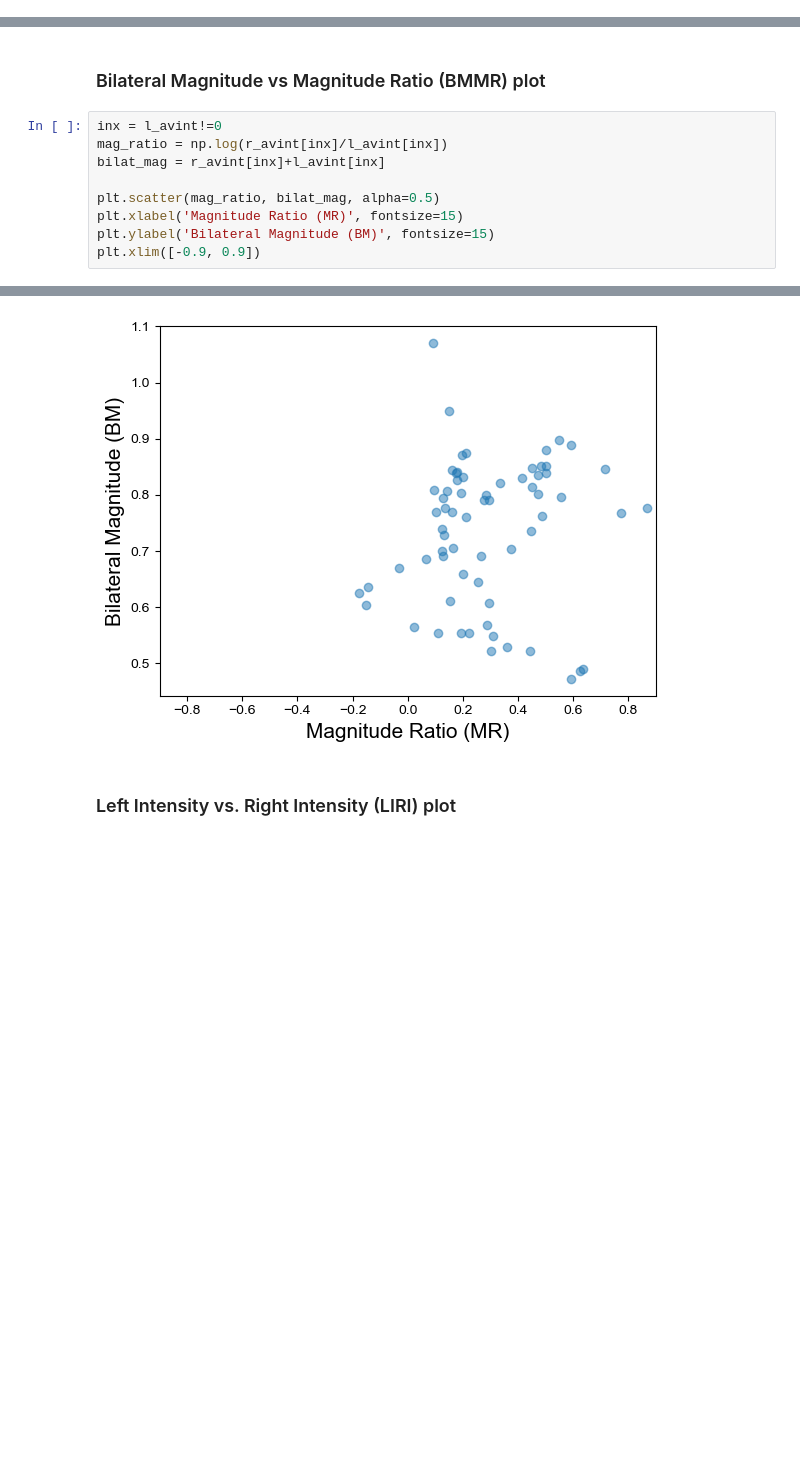
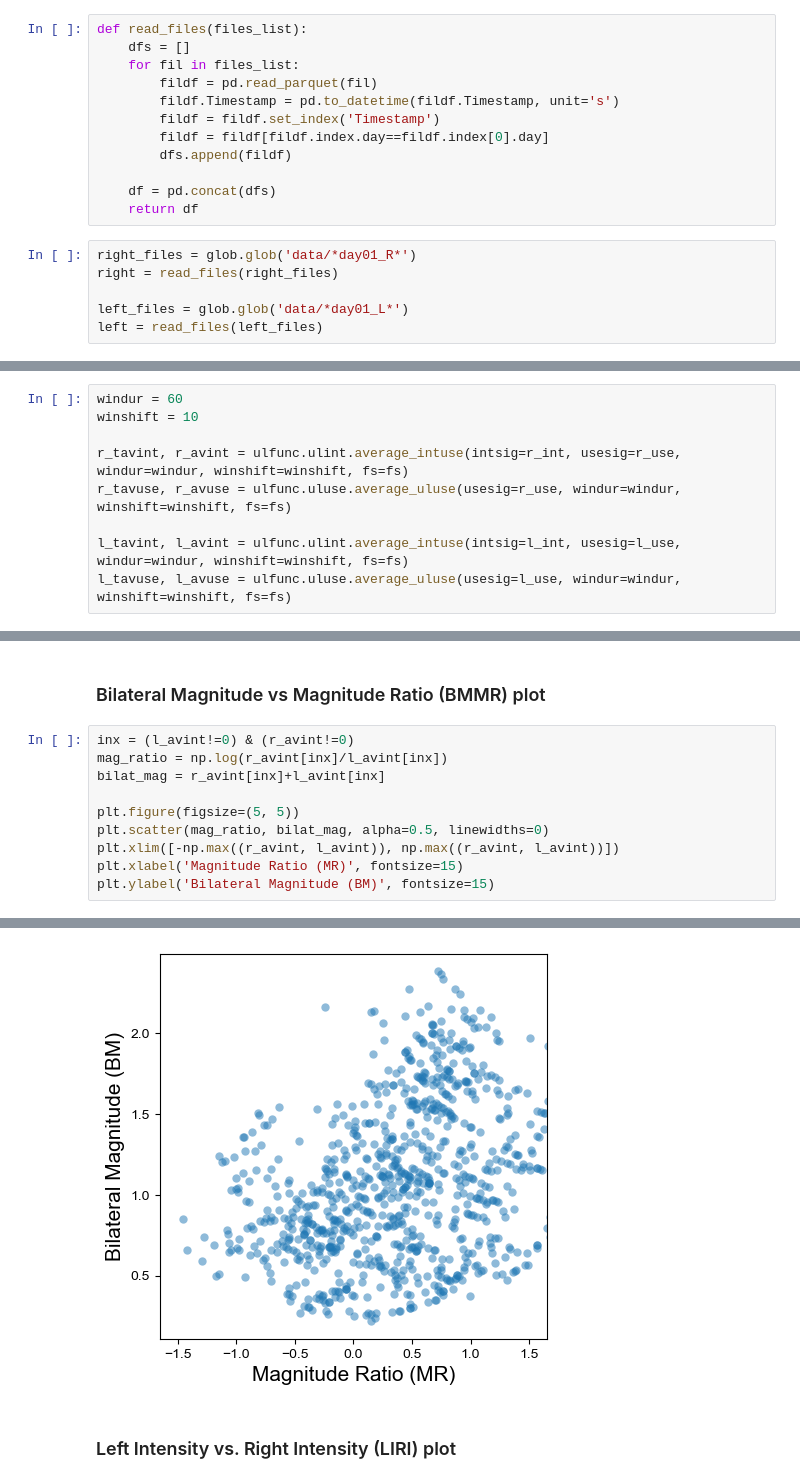
Before and after one commit to Tanya-Subash/monalysa-tutorial, a Jupyter notebook: notebooks/ulfunc_analysis.ipynb, the cells around one changed output, grey strips where cells are left out. Cells and saved outputs as stored; diff of their text form; blank space fills up the shorter version.

Commit message:
changed data

```diff
--- a/notebooks/ulfunc_analysis.ipynb
+++ b/notebooks/ulfunc_analysis.ipynb
@@ -27,4 +28,22 @@ import matplotlib.dates as md
 from monalysa import ulfunc
 plt.rcParams["font.family"] = "Arial"
 plt.rcParams["mathtext.fontset"] = "dejavuserif"
+# %%
+def read_files(files_list):
+    dfs = []
+    for fil in files_list:
+        fildf = pd.read_parquet(fil)
+        fildf.Timestamp = pd.to_datetime(fildf.Timestamp, unit='s')
+        fildf = fildf.set_index('Timestamp')
+        fildf = fildf[fildf.index.day==fildf.index[0].day]
+        dfs.append(fildf)
+
+    df = pd.concat(dfs)
+    return df
+# %%
+right_files = glob.glob('data/*day01_R*')
+right = read_files(right_files)
+
+left_files = glob.glob('data/*day01_L*')
+left = read_files(left_files)
 # %%
@@ -107,5 +118,14 @@ plt.subplots_adjust(wspace=0.2, hspace=0.5)
 # %% [markdown]
 ## Use vs. Intensity (UI) plot
+# %%
+windur = 60
+winshift = 10
+
+r_tavint, r_avint = ulfunc.ulint.average_intuse(intsig=r_int, usesig=r_use, windur=windur, winshift=winshift, fs=fs)
+r_tavuse, r_avuse = ulfunc.uluse.average_uluse(usesig=r_use, windur=windur, winshift=winshift, fs=fs)
+
+l_tavint, l_avint = ulfunc.ulint.average_intuse(intsig=l_int, usesig=l_use, windur=windur, winshift=winshift, fs=fs)
+l_tavuse, l_avuse = ulfunc.uluse.average_uluse(usesig=l_use, windur=windur, winshift=winshift, fs=fs)
 # %%
 fig = plt.figure(figsize=(8, 4))
 plt.subplot(1, 2, 1)
@@ -132,12 +152,13 @@ Text(0.5, 0, '$I$ (+ve: Right, -ve:Left)')
 # %% [markdown]
 ### Bilateral Magnitude vs Magnitude Ratio (BMMR) plot
 # %%
-inx = l_avint!=0
+inx = (l_avint!=0) & (r_avint!=0)
 mag_ratio = np.log(r_avint[inx]/l_avint[inx])
 bilat_mag = r_avint[inx]+l_avint[inx]
 
-plt.scatter(mag_ratio, bilat_mag, alpha=0.5)
+plt.figure(figsize=(5, 5))
+plt.scatter(mag_ratio, bilat_mag, alpha=0.5, linewidths=0)
+plt.xlim([-np.max((r_avint, l_avint)), np.max((r_avint, l_avint))])
 plt.xlabel('Magnitude Ratio (MR)', fontsize=15)
 plt.ylabel('Bilateral Magnitude (BM)', fontsize=15)
-plt.xlim([-0.9, 0.9])
 # %% [output]
@@ -145,4 +166,4 @@ plt.xlim([-0.9, 0.9])
-[figure, old version]
+[figure, new version]
 # %% [markdown]
 ### Left Intensity vs. Right Intensity (LIRI) plot
 # %%
```
Also changed, not shown: parts of 10 cells of this notebook.
